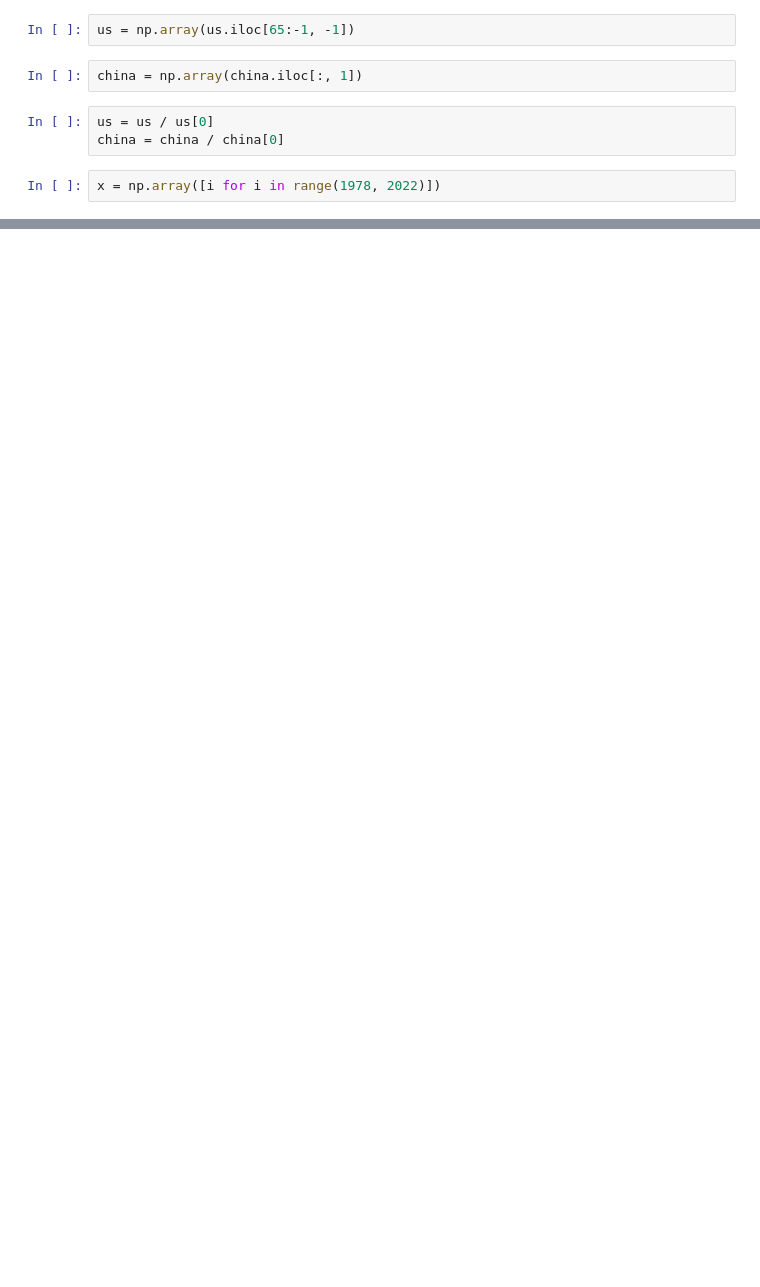
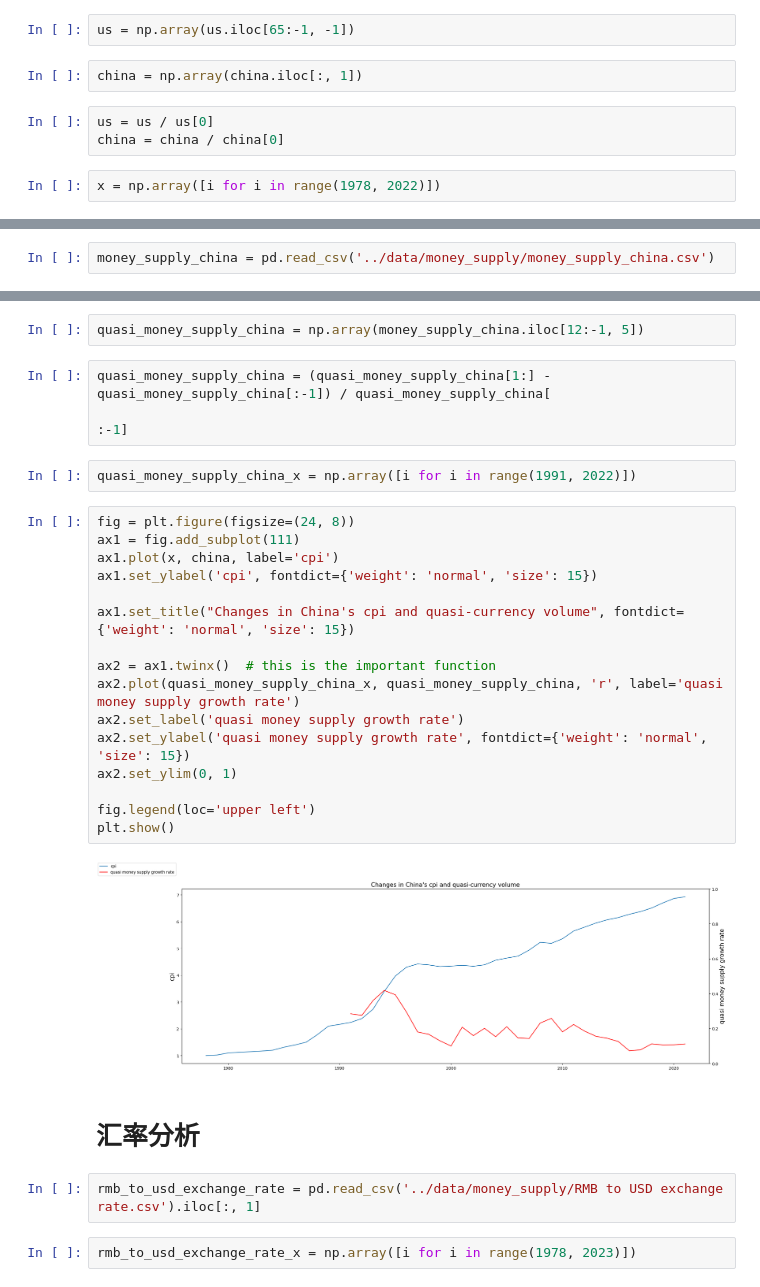
Before and after one commit to kclx/Explore-the-financial-events-behind-changes-in-global-GDP, a Jupyter notebook: notebooks/Comparison_of_CPI_changes_in_China_and_US.ipynb, the cells around one changed output, grey strips where cells are left out. Saved outputs shown, nothing was run; the diff lists cells and outputs as text; blank space fills up the shorter version.

```diff
--- a/notebooks/Comparison_of_CPI_changes_in_China_and_US.ipynb
+++ b/notebooks/Comparison_of_CPI_changes_in_China_and_US.ipynb
@@ -26,0 +28,2 @@ plt.show()
+# %%
+money_supply_china = pd.read_csv('../data/money_supply/money_supply_china.csv')
@@ -26,0 +39,31 @@ plt.show()
+# %%
+quasi_money_supply_china = np.array(money_supply_china.iloc[12:-1, 5])
+# %%
+quasi_money_supply_china = (quasi_money_supply_china[1:] - quasi_money_supply_china[:-1]) / quasi_money_supply_china[
+                                                                                            :-1]
+# %%
+quasi_money_supply_china_x = np.array([i for i in range(1991, 2022)])
+# %%
+fig = plt.figure(figsize=(24, 8))
+ax1 = fig.add_subplot(111)
+ax1.plot(x, china, label='cpi')
+ax1.set_ylabel('cpi', fontdict={'weight': 'normal', 'size': 15})
+
+ax1.set_title("Changes in China's cpi and quasi-currency volume", fontdict={'weight': 'normal', 'size': 15})
+
+ax2 = ax1.twinx()  # this is the important function
+ax2.plot(quasi_money_supply_china_x, quasi_money_supply_china, 'r', label='quasi money supply growth rate')
+ax2.set_label('quasi money supply growth rate')
+ax2.set_ylabel('quasi money supply growth rate', fontdict={'weight': 'normal', 'size': 15})
+ax2.set_ylim(0, 1)
+
+fig.legend(loc='upper left')
+plt.show()
+# %% [output]
+[figure, added]
+# %% [markdown]
+# 汇率分析
+# %%
+rmb_to_usd_exchange_rate = pd.read_csv('../data/money_supply/RMB to USD exchange rate.csv').iloc[:, 1]
+# %%
+rmb_to_usd_exchange_rate_x = np.array([i for i in range(1978, 2023)])
```
Also changed, not shown: parts of 7 cells of this notebook, 6 other files.
